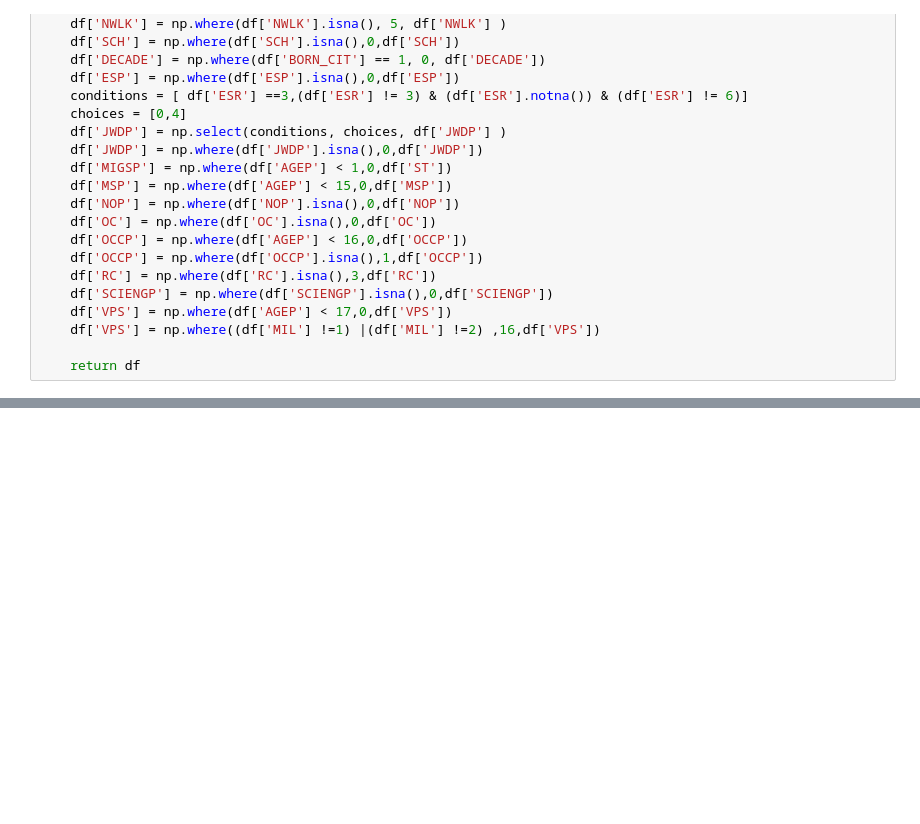
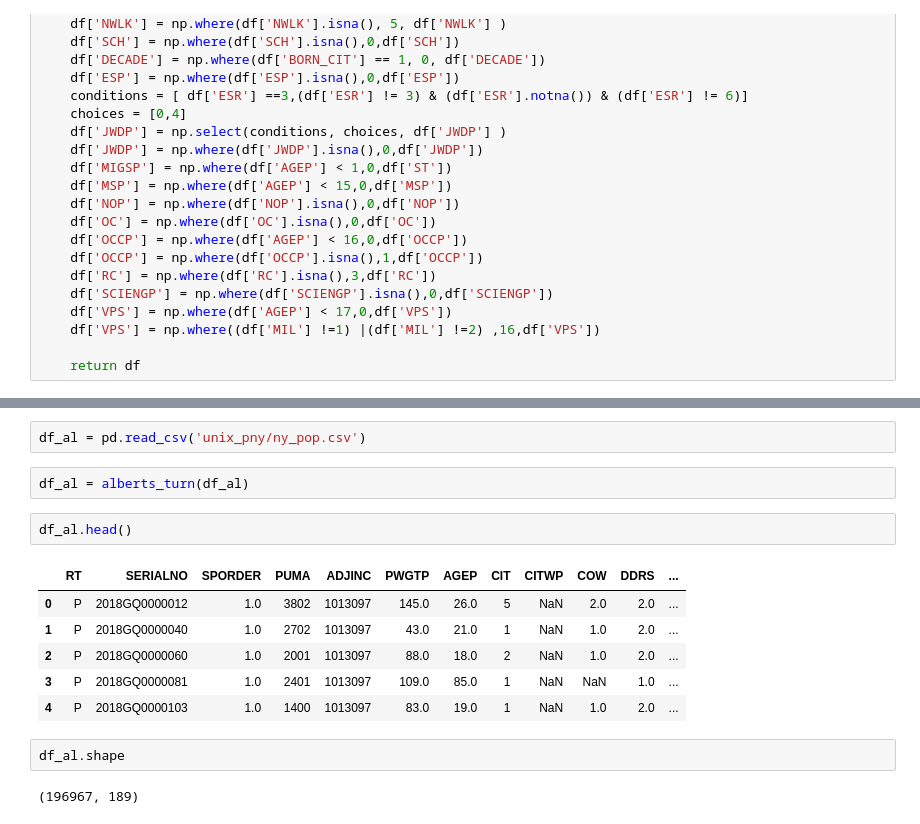
Before and after one commit to ptorres001/census_HI_classification_model, a Jupyter notebook: 001_Paul_Cleaning_Pipeline.ipynb, the cells around one changed output, grey strips where cells are left out. Drawn from its saved outputs; the diff is of its cells as text; blank space fills up the shorter version.

```diff
--- a/001_Paul_Cleaning_Pipeline.ipynb
+++ b/001_Paul_Cleaning_Pipeline.ipynb
@@ -180,0 +725,17 @@ df['VPS'] = np.where((df['MIL'] !=1) |(df['MIL'] !=2) ,16,df['VPS'])
+# %%
+df_al = pd.read_csv('unix_pny/ny_pop.csv')
+# %%
+df_al = alberts_turn(df_al)
+# %%
+df_al.head()
+# %% [output]
+|  | RT | SERIALNO | SPORDER | PUMA | ADJINC | PWGTP | AGEP | CIT | CITWP | COW | DDRS | ... |
+| 0 | P | 2018GQ0000012 | 1.0 | 3802 | 1013097 | 145.0 | 26.0 | 5 | NaN | 2.0 | 2.0 | ... |
+| 1 | P | 2018GQ0000040 | 1.0 | 2702 | 1013097 | 43.0 | 21.0 | 1 | NaN | 1.0 | 2.0 | ... |
+| 2 | P | 2018GQ0000060 | 1.0 | 2001 | 1013097 | 88.0 | 18.0 | 2 | NaN | 1.0 | 2.0 | ... |
+| 3 | P | 2018GQ0000081 | 1.0 | 2401 | 1013097 | 109.0 | 85.0 | 1 | NaN | NaN | 1.0 | ... |
+| 4 | P | 2018GQ0000103 | 1.0 | 1400 | 1013097 | 83.0 | 19.0 | 1 | NaN | 1.0 | 2.0 | ... |
+# %%
+df_al.shape
+# %% [output]
+(196967, 189)
```
Also changed, not shown: parts of 9 cells of this notebook, 1 other file.
